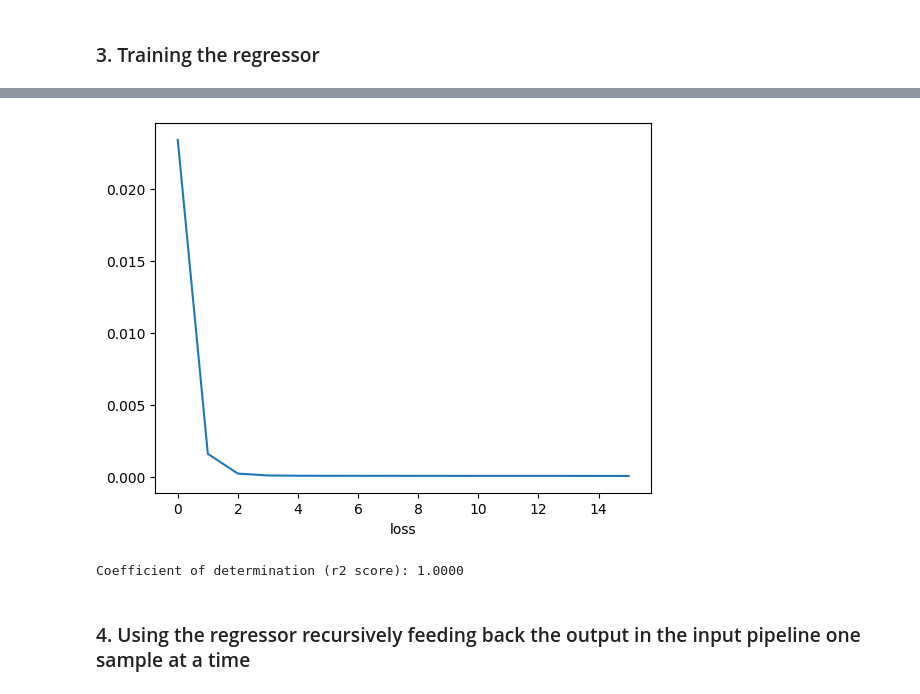
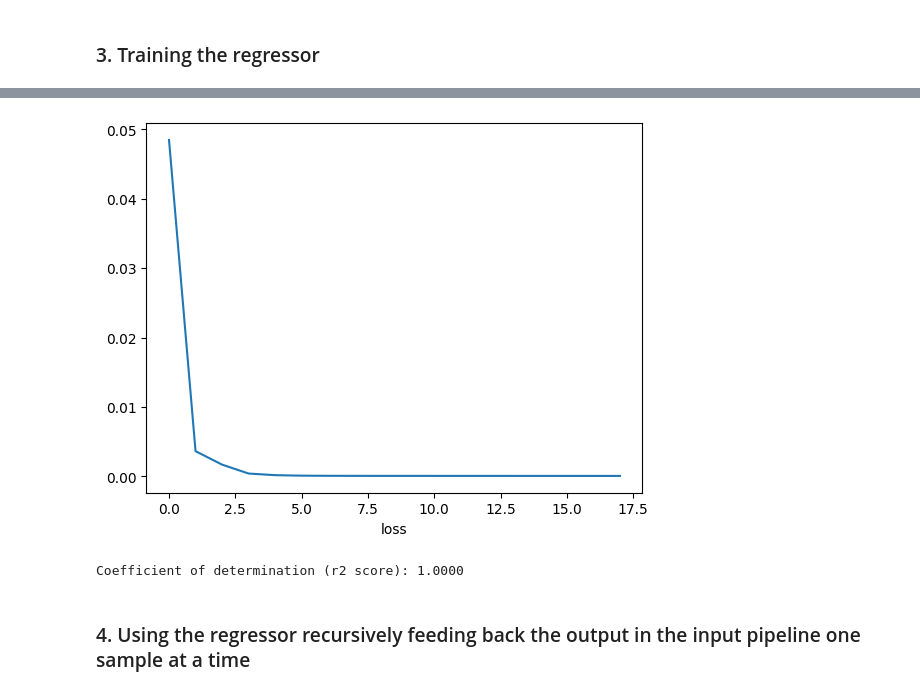
Before and after one commit to MCT-master/MCT4052, a Jupyter notebook: notebooks/workshops/Workshop9a - Autoregressive ANN Raw Audio Generation.ipynb, the cells around one changed output, grey strips where cells are left out. Drawn from its saved outputs; the diff is of its cells as text; code cells hidden in the pictures.

```diff
--- a/notebooks/workshops/Workshop9a - Autoregressive ANN Raw Audio Generation.ipynb
+++ b/notebooks/workshops/Workshop9a - Autoregressive ANN Raw Audio Generation.ipynb
@@ -65,4 +64,9 @@ while (i < dataset_size):
     i += 1
+# %%
+from sklearn.model_selection import train_test_split
+
+#splitting the dataset in training and testing parts
+input_train, input_test, output_train, output_test = train_test_split(input_data, output_data, test_size=0.2)
 # %% [markdown]
 ### 3. Training the regressor
 # %%
@@ -73,5 +77,5 @@ from sklearn.neural_network import MLPRegressor
 mlp = MLPRegressor(hidden_layer_sizes=(200,100,50), max_iter=20000, activation='logistic', tol=1e-5, verbose=True)
 
 #train the model
-mlp.fit(input_data, output_data)
+mlp.fit(input_train, output_train)
 # %% [output]
@@ -97,17 +103,17 @@ MLPRegressor(activation='logistic', hidden_layer_sizes=(200, 100, 50),
 # %%
 #plotting the loss curve over training iteration
 plt.plot(mlp.loss_curve_)
 plt.xlabel('iteration')
 plt.xlabel('loss')
 plt.show()
 
 #applying the the model on the test data (features)
-prediction = mlp.predict(input_data)
+prediction = mlp.predict(input_test)
 
 #coefficient of determination (r2 score): 1 is perfect prediction (it can get arbitrary negative)
-print('Coefficient of determination (r2 score): %.4f'% sklearn.metrics.r2_score(output_data, prediction))
+print('Coefficient of determination (r2 score): %.4f'% sklearn.metrics.r2_score(output_test, prediction))
 # %% [output]
-[figure, old version]
+[figure, new version]
 Coefficient of determination (r2 score): 1.0000
 # %% [markdown]
 ### 4. Using the regressor recursively feeding back the output in the input pipeline one sample at a time
```
Also changed, not shown: parts of 3 cells of this notebook.
